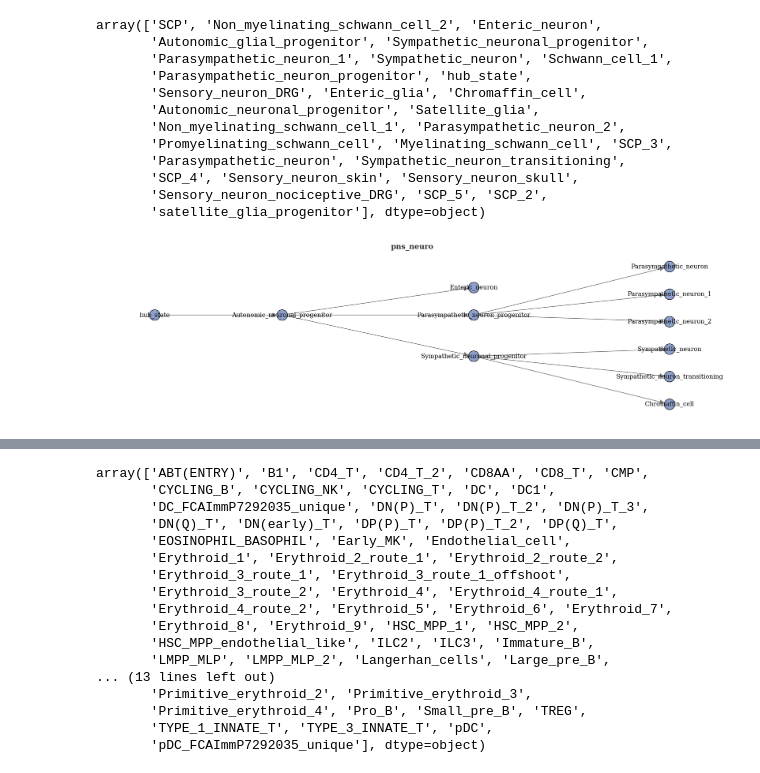
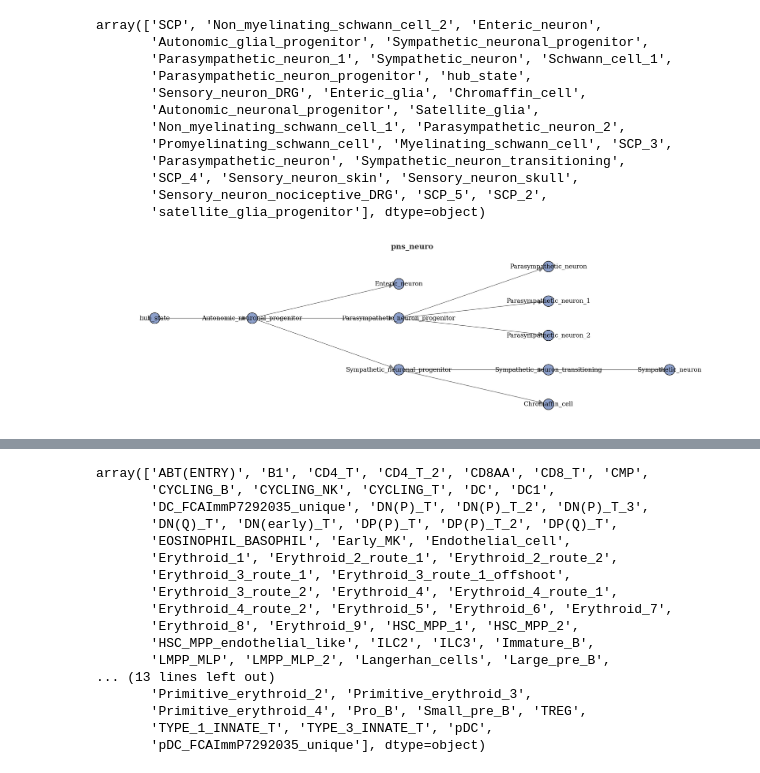
Before and after one commit to theislab/sctram, a Jupyter notebook: reproducibility/server_sync/experiments/development_atlas_figure/sctram_runner.ipynb, the cells around one changed output, grey strips where cells are left out. Saved outputs shown, nothing was run; the diff lists cells and outputs as text; code cells hidden in the pictures.

```diff
--- a/reproducibility/server_sync/experiments/development_atlas_figure/sctram_runner.ipynb
+++ b/reproducibility/server_sync/experiments/development_atlas_figure/sctram_runner.ipynb
@@ -269,25 +349,25 @@ array(['SCP', 'Non_myelinating_schwann_cell_2', 'Enteric_neuron',
        'SCP_4', 'Sensory_neuron_skin', 'Sensory_neuron_skull',
        'Sensory_neuron_nociceptive_DRG', 'SCP_5', 'SCP_2',
        'satellite_glia_progenitor'], dtype=object)
-# %%
-trajectory = "pns_neuro"
-ground_truth_trajectories[trajectory] = [
-    ('hub_state', 'Autonomic_neuronal_progenitor'),
-    ('Autonomic_neuronal_progenitor', 'Enteric_neuron'),
-    ('Autonomic_neuronal_progenitor', 'Parasympathetic_neuron_progenitor'),
-    ('Autonomic_neuronal_progenitor', 'Sympathetic_neuronal_progenitor'),
-    ('Parasympathetic_neuron_progenitor', 'Parasympathetic_neuron'),
-    ('Parasympathetic_neuron_progenitor', 'Parasympathetic_neuron_1'),
-    ('Parasympathetic_neuron_progenitor', 'Parasympathetic_neuron_2'),
-    ('Sympathetic_neuronal_progenitor', 'Sympathetic_neuron'),
-    ('Sympathetic_neuronal_progenitor', 'Sympathetic_neuron_transitioning'),
-    ('Sympathetic_neuronal_progenitor', 'Chromaffin_cell'),
-]
-_input_trajectory = InputTrajectories(ground_truth_trajectories).get_trajectory(trajectory, include_additional_nodes=False)
-_input_trajectory.plot_trajectory(
-    title=trajectory,
-    figsize=(15, 4),
-    label_offset=0,
-)
-# %% [output]
-[figure, removed]
+# %%
+trajectory = "pns_neuro"
+ground_truth_trajectories[trajectory] = [
+    ('hub_state', 'Autonomic_neuronal_progenitor'),
+    ('Autonomic_neuronal_progenitor', 'Enteric_neuron'),
+    ('Autonomic_neuronal_progenitor', 'Parasympathetic_neuron_progenitor'),
+    ('Autonomic_neuronal_progenitor', 'Sympathetic_neuronal_progenitor'),
+    ('Parasympathetic_neuron_progenitor', 'Parasympathetic_neuron'),
+    ('Parasympathetic_neuron_progenitor', 'Parasympathetic_neuron_1'),
+    ('Parasympathetic_neuron_progenitor', 'Parasympathetic_neuron_2'),
+    ('Sympathetic_neuronal_progenitor', 'Sympathetic_neuron_transitioning'),
+    ('Sympathetic_neuron_transitioning', 'Sympathetic_neuron'),
+    ('Sympathetic_neuronal_progenitor', 'Chromaffin_cell'),
+]
+_input_trajectory = InputTrajectories(ground_truth_trajectories).get_trajectory(trajectory, include_additional_nodes=False)
+_input_trajectory.plot_trajectory(
+    title=trajectory,
+    figsize=(15, 4),
+    label_offset=0,
+)
+# %% [output]
+[figure, added]
```
Also changed, not shown: parts of 24 cells of this notebook, 29 other files.
